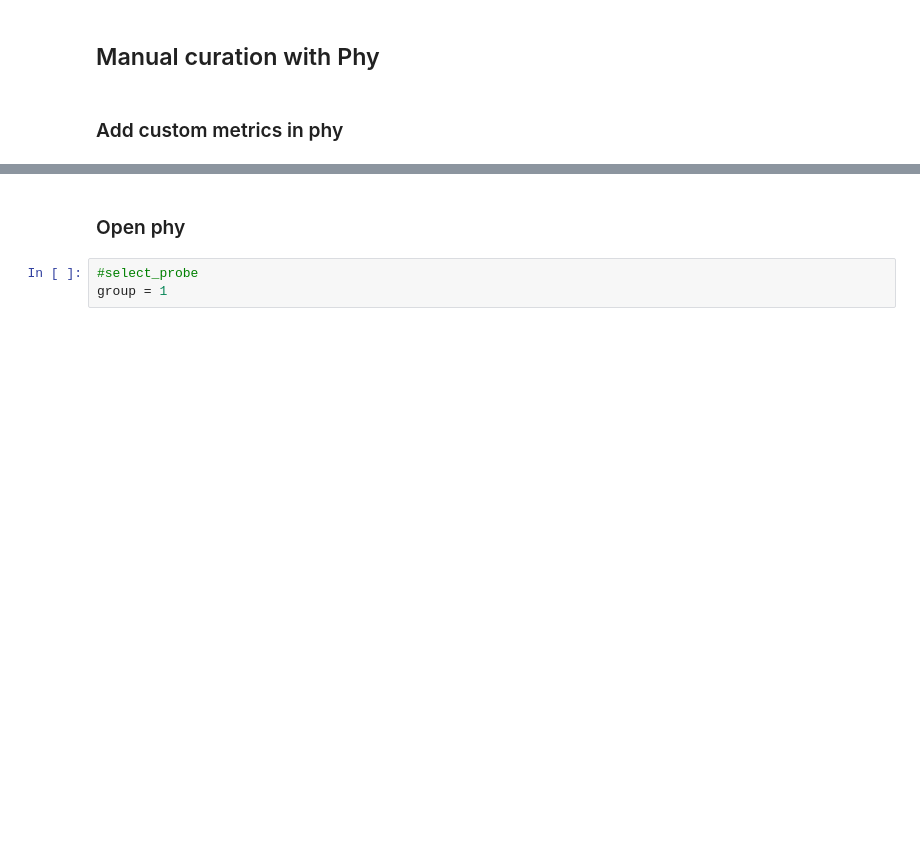
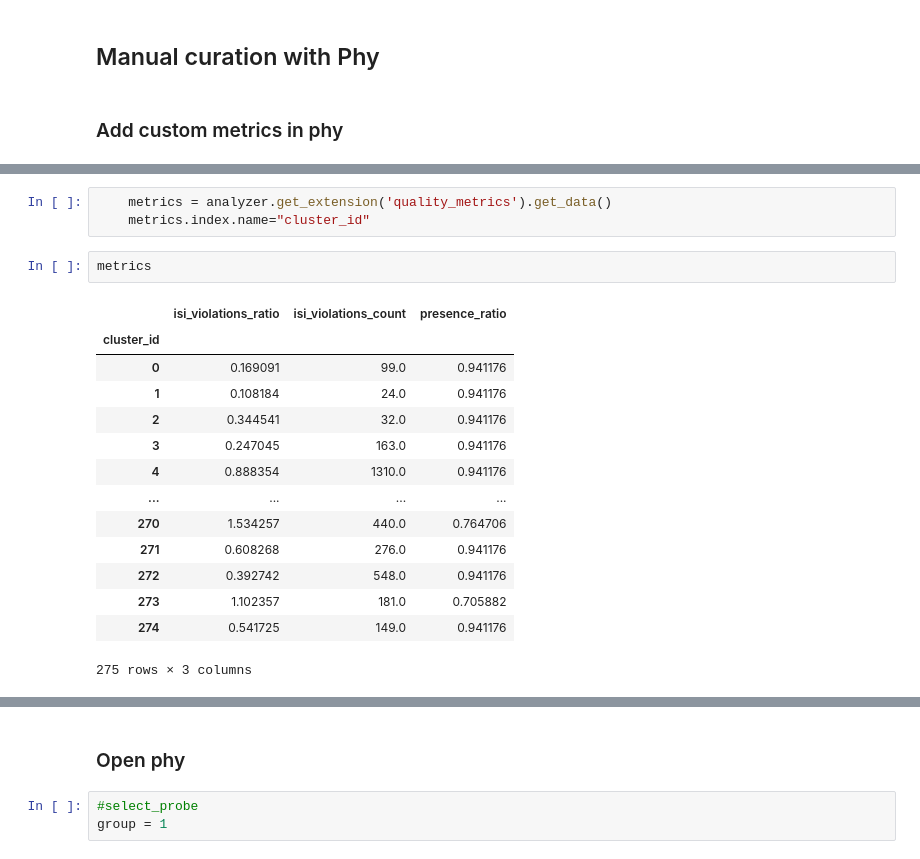
Before and after one commit to RobertoDF/spikesorting, a Jupyter notebook: Spikesorting_single_session.ipynb, the cells around one changed output, grey strips where cells are left out. Saved outputs shown, nothing was run; the diff lists cells and outputs as text; blank space fills up the shorter version.

Commit message:
solve detect_bad_channel bug: use channel_ids not indexes. Solve quality_metrics bug.

```diff
--- a/Spikesorting_single_session.ipynb
+++ b/Spikesorting_single_session.ipynb
@@ -281,3 +290,23 @@ from spikeinterface import create_sorting_analyzer
+# %%
+    metrics = analyzer.get_extension('quality_metrics').get_data()
+    metrics.index.name="cluster_id"
+# %%
+metrics
+# %% [output]
+|  | isi_violations_ratio | isi_violations_count | presence_ratio |
+| cluster_id |  |  |  |
+| 0 | 0.169091 | 99.0 | 0.941176 |
+| 1 | 0.108184 | 24.0 | 0.941176 |
+| 2 | 0.344541 | 32.0 | 0.941176 |
+| 3 | 0.247045 | 163.0 | 0.941176 |
+| 4 | 0.888354 | 1310.0 | 0.941176 |
+| ... | ... | ... | ... |
+| 270 | 1.534257 | 440.0 | 0.764706 |
+| 271 | 0.608268 | 276.0 | 0.941176 |
+| 272 | 0.392742 | 548.0 | 0.941176 |
+| 273 | 1.102357 | 181.0 | 0.705882 |
+| 274 | 0.541725 | 149.0 | 0.941176 |
+275 rows × 3 columns
 # %%
 %%time
 split_preprocessed_recording = raw_rec.split_by("group")
```
Also changed, not shown: parts of 13 cells of this notebook, 3 other files.
